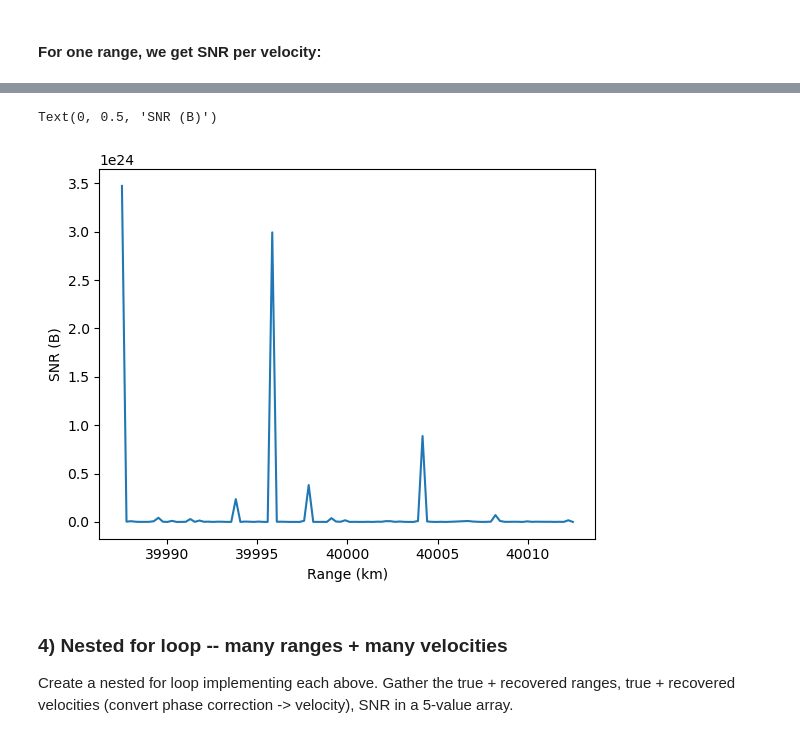
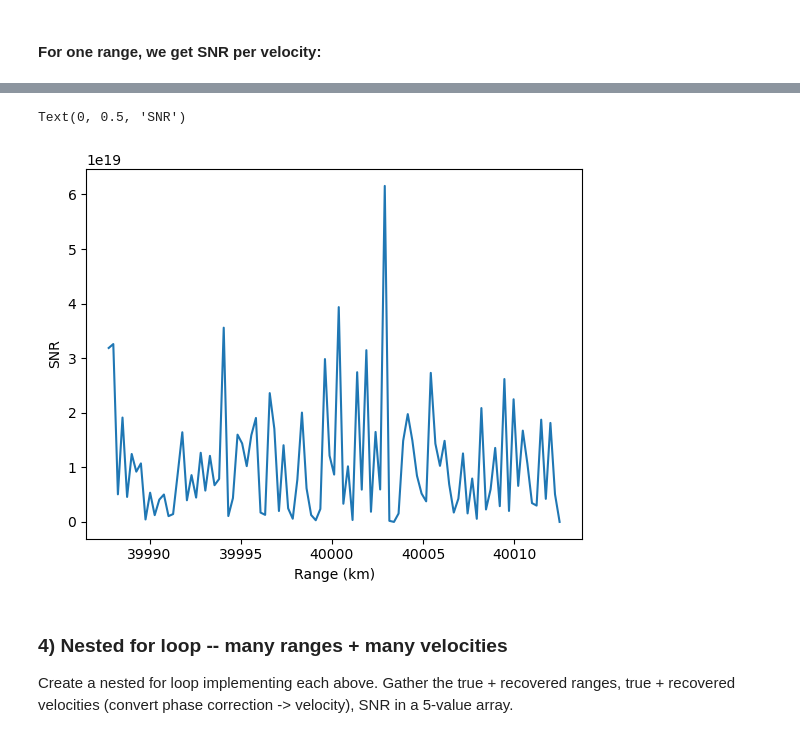
Before and after one commit to MystaryPi/reason-ranging, a Jupyter notebook: Phase Shift Approach.ipynb, the cells around one changed output, grey strips where cells are left out. Saved outputs shown, nothing was run; the diff lists cells and outputs as text; code cells hidden in the pictures.

```diff
--- a/Phase Shift Approach.ipynb
+++ b/Phase Shift Approach.ipynb
@@ -88,12 +88,11 @@ def ranging_per_v(start_alt, end_time, sampling_rate_m, vset):
 
         # signal spreads out 1/16 pi d^4
         Pr = radar_equation(Pt, Gt, d, rcs, hf_wavelength)
-        amplitude_dif = Pr / Pt
 
-        res = np.append(res, chirpsig*amplitude_dif)
+        res = np.append(res, chirpsig) # in units of AMPLITUDE
 
     pulse_count = idx+1
 
-    return res, pulse_count
+    return res, pulse_count, Pr # keep Pr so that we can convert to power later
 # %%
 # set up range array
@@ -203,7 +209,9 @@ def get_SNR(res, pulse_count, v, dtrue, dtest):
 # %%
 dtrue = 40000e3
 #peaks, peak_sum_at_guess, shift_times, shifted_signal = get_SNR(res, pulse_count, 4000, dtrue, dtrue)
-_, peak_sum_at_guess_noise, shift_times_noise, shifted_signal_noise = get_SNR(res_with_noise, pulse_count, 4000, dtrue, dtrue)
+noise = np.random.normal(loc=np.sqrt(N_power), size=len(res)) # in units of amplitude (sqrt(W))
+_, amplitude_at_guess, shift_times_noise, shifted_signal_noise = get_SNR(res*np.sqrt(Pr), pulse_count, 4000, dtrue, dtrue)
+# units of Sqrt(W) -- amplitude
 
 '''
 fig, ax = plt.subplots(figsize=(5,5))
@@ -215,7 +223,8 @@ plt.ylabel("Amplitude", fontsize = 12)
 '''
 
 fig, ax = plt.subplots(figsize=(5,5))
-plt.plot(shift_times_noise/(1e-6), shifted_signal_noise**2, c='gray', label='With noise', alpha=0.5)
+plt.plot(shift_times_noise/(1e-6), np.abs(shifted_signal_noise)**2, c='gray', label='With noise', alpha=0.5)
+#print(np.abs(amplitude_at_guess))
 #plt.plot(shift_times/(1e-6), shifted_signal**2, c='maroon', label='Without noise', alpha=0.5)
 plt.xlabel(r"Time ($\mu$ s)", fontsize=12)
 plt.ylabel("Power (B)", fontsize = 12)
@@ -229,15 +238,15 @@ plt.xlim(shift_times_noise[np.argmax(shifted_signal_noise) - 20]/(1e-6), shift_t
 #### For one range, we get SNR per velocity:
 # %%
 SNR_array = np.array([])
-res, pulse_count = ranging_per_v(start_alt, end_time, sampling_rate_m, vset) # assume 4 km/s
-res += np.random.normal(loc=N_galactic, size=len(res))
+res, pulse_count, Pr = ranging_per_v(start_alt, end_time, 3.7e3/hf_repetition_freq, 3.7e3) # assume 4 km/s
 
 for v in np.arange(3.5e3, 4.5e3, 0.01e3):
-    _, peak_sum, _, shifted_signal  = get_SNR(res, pulse_count, v, 40000e3, 40000e3) # true alt=40000
-    SNR = peak_sum/(10**-17)
+    noise = np.random.normal(loc=np.sqrt(N_power), size=len(res)) # in units of amplitude (sqrt(W))
+    _, peak_sum, _, shifted_signal  = get_SNR(res*np.sqrt(Pr) + noise, pulse_count, v, 40000e3, 40000e3) # true alt=40000
+    SNR = (np.abs(peak_sum)**2)/N_power # in units of power
     SNR_array = np.append(SNR_array, SNR)
 
 plt.plot(np.arange(3.5e3, 4.5e3, 0.01e3)/1000, SNR_array)
 plt.xlabel("Velocity (km/s)")
-plt.ylabel("SNR (B)")
+plt.ylabel("SNR")
 # %% [output]
@@ -246,24 +255,23 @@ Text(0, 0.5, 'SNR (B)')
 # %%
 SNR_array = np.array([])
 vset = 4e3
 dtrue = 40000e3
-dx = c*((1/3)*1/hf_repetition_freq)/2
+dx = (1/3)*c*(1/hf_repetition_freq)/2
 
 for dguess in np.linspace(dtrue-dx, dtrue+dx, 100):
     sampling_rate_m = vset/hf_repetition_freq
-    res, pulse_count = ranging_per_v(40000e3, end_time, sampling_rate_m, vset) # with true values
-    res += np.random.normal(loc=N_galactic, size=len(res))
+    res, pulse_count, Pr = ranging_per_v(40000e3, end_time, sampling_rate_m, vset) # with true values
 
-    _, peak_sum, _, shifted_signal = get_SNR(res, pulse_count, vset, 40000e3, dguess)
-    SNR = peak_sum/(10**-17)
+    _, peak_sum, _, shifted_signal = get_SNR(res*np.sqrt(Pr) + noise, pulse_count, vset, 40000e3, dguess)
+    SNR = (np.abs(peak_sum)**2)/N_power # in units of power
     SNR_array = np.append(SNR_array, SNR)
 
-plt.plot(np.linspace(dtrue-dx, dtrue+dx, 100)/1000, SNR_array)
+plt.plot(np.linspace(dtrue-dx, dtrue+dx, 100)[1:]/1000, SNR_array[1:])
 plt.xlabel("Range (km)")
-plt.ylabel("SNR (B)")
+plt.ylabel("SNR")
 # %% [output]
-Text(0, 0.5, 'SNR (B)')
+Text(0, 0.5, 'SNR')
-[figure, old version]
+[figure, new version]
 # %% [markdown]
 ### 4) Nested for loop -- many ranges + many velocities
 Create a nested for loop implementing each above. Gather the true + recovered ranges, true + recovered velocities (convert phase correction -> velocity), SNR in a 5-value array.
```
Also changed, not shown: parts of 16 cells of this notebook.
